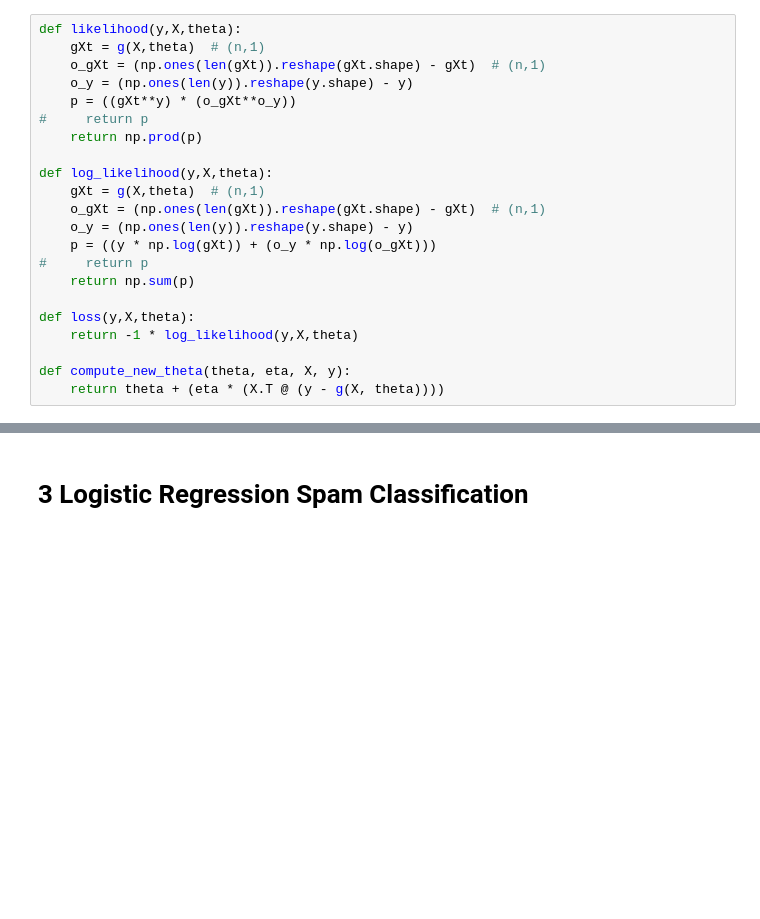
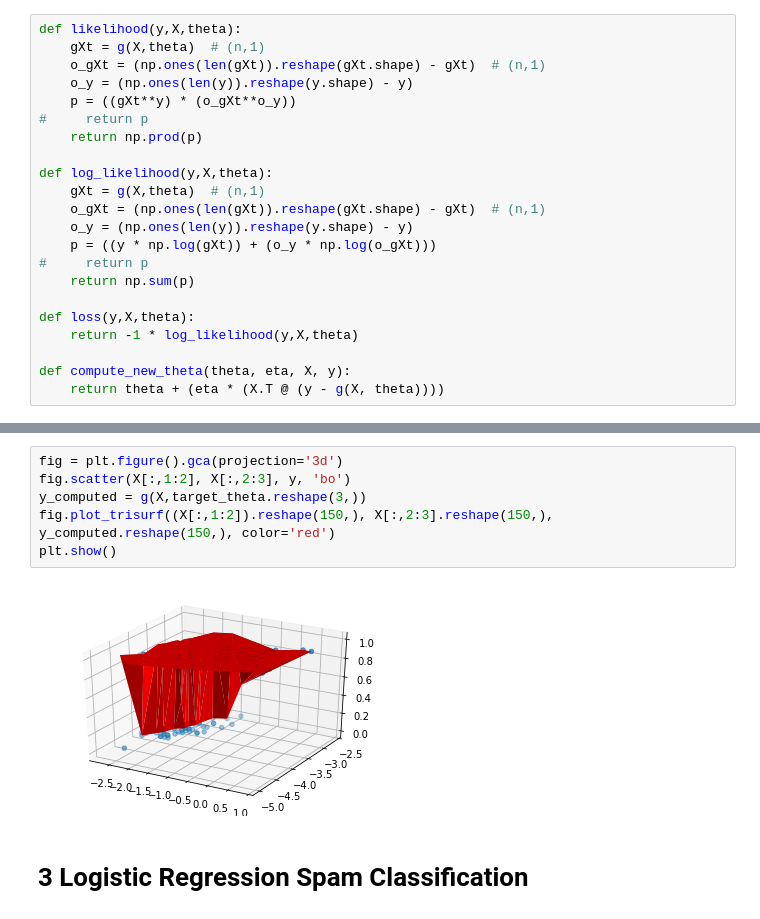
Before and after one commit to Prakhar-Saxena/CollegeAssignments, a Jupyter notebook: CS383/assn2/assn2.ipynb, the cells around one changed output, grey strips where cells are left out. Saved outputs shown, nothing was run; the diff lists cells and outputs as text; blank space fills up the shorter version.

```diff
--- a/CS383/assn2/assn2.ipynb
+++ b/CS383/assn2/assn2.ipynb
@@ -528,3 +523,11 @@ plt.show()
+# %%
+fig = plt.figure().gca(projection='3d')
+fig.scatter(X[:,1:2], X[:,2:3], y, 'bo')
+y_computed = g(X,target_theta.reshape(3,))
+fig.plot_trisurf((X[:,1:2]).reshape(150,), X[:,2:3].reshape(150,), y_computed.reshape(150,), color='red')
+plt.show()
+# %% [output]
+[figure, added]
 # %% [markdown]
 # 3 Logistic Regression Spam Classification
 # %%
```
Also changed, not shown: parts of 20 cells of this notebook.
